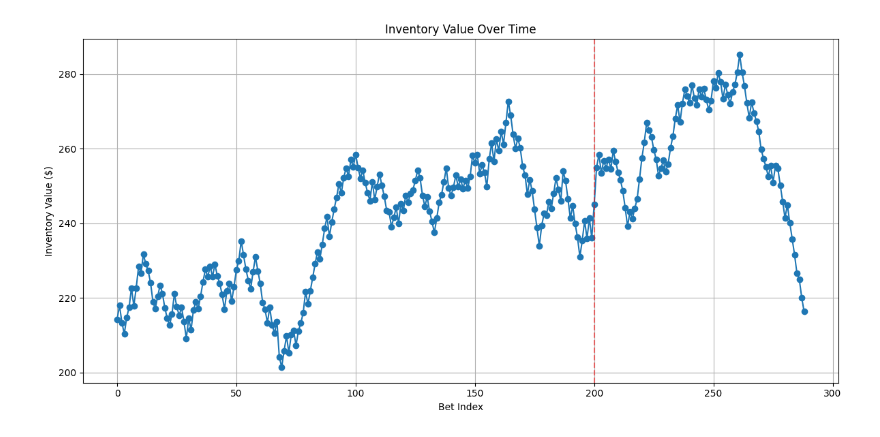
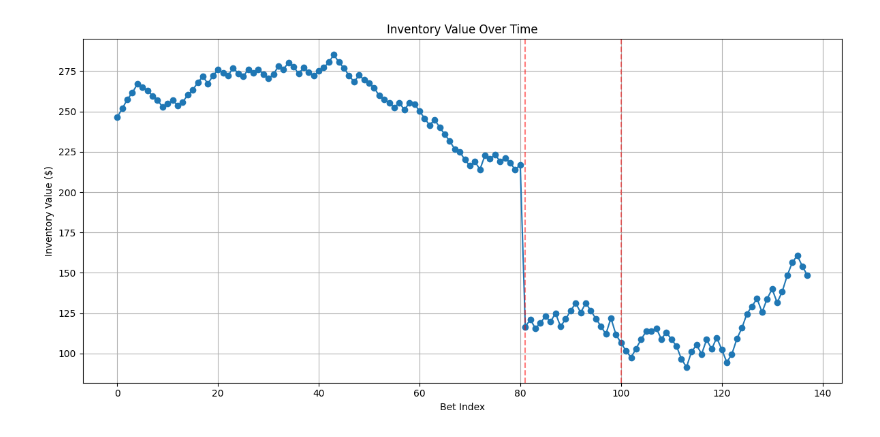
Before and after one commit to predaalex/metin2-AI, a Jupyter notebook: rustypot/graph_profit.ipynb, the cells around one changed output. Saved outputs shown, nothing was run; the diff lists cells and outputs as text; code cells hidden in the pictures.

```diff
--- a/rustypot/graph_profit.ipynb
+++ b/rustypot/graph_profit.ipynb
@@ -39,26 +39,26 @@ np.float64(286.60170000000005)
 # %%
 # Filter last N bets
-last_n_bets = -len(today_df) - 200
+last_n_bets = -len(today_df) - 100
 plot_df = df[last_n_bets:].reset_index(drop=True)
 
 # Get the start index of each unique day
 plot_df["date"] = plot_df["timestamp"].dt.date
 day_change_indices = plot_df.groupby("date").head(1).index.tolist()[1:]
 
 # Plot
 plt.figure(figsize=(12, 6))
 plt.plot(plot_df.index, plot_df["inventory_value"], marker='o', linestyle='-')
 for idx in day_change_indices:
     plt.axvline(x=idx, color='red', linestyle='--', alpha=0.5)
 
 plt.title("Inventory Value Over Time")
 plt.xlabel("Bet Index")
 plt.ylabel("Inventory Value ($)")
 plt.grid(True)
 plt.tight_layout()
 plt.show()
 # %% [output]
-[figure, old version]
+[figure, new version]
 # %%
 # Recalculate values just to be safe
 bins = np.arange(0, 11, 1)
```
Also changed, not shown: parts of 7 cells of this notebook, 12 other files.
